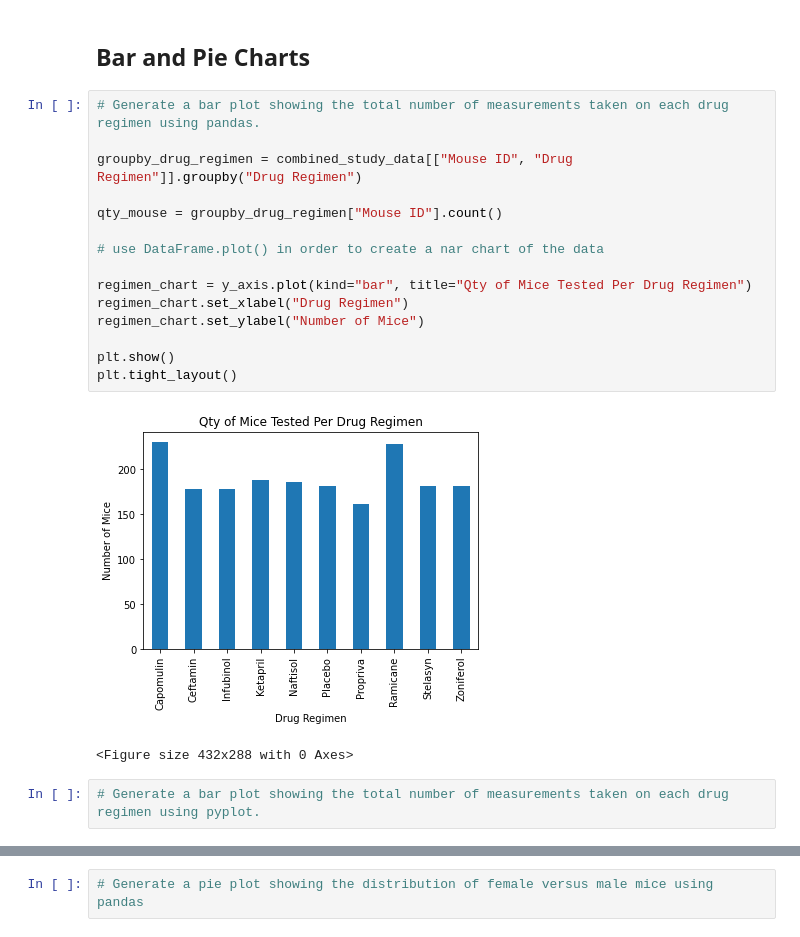
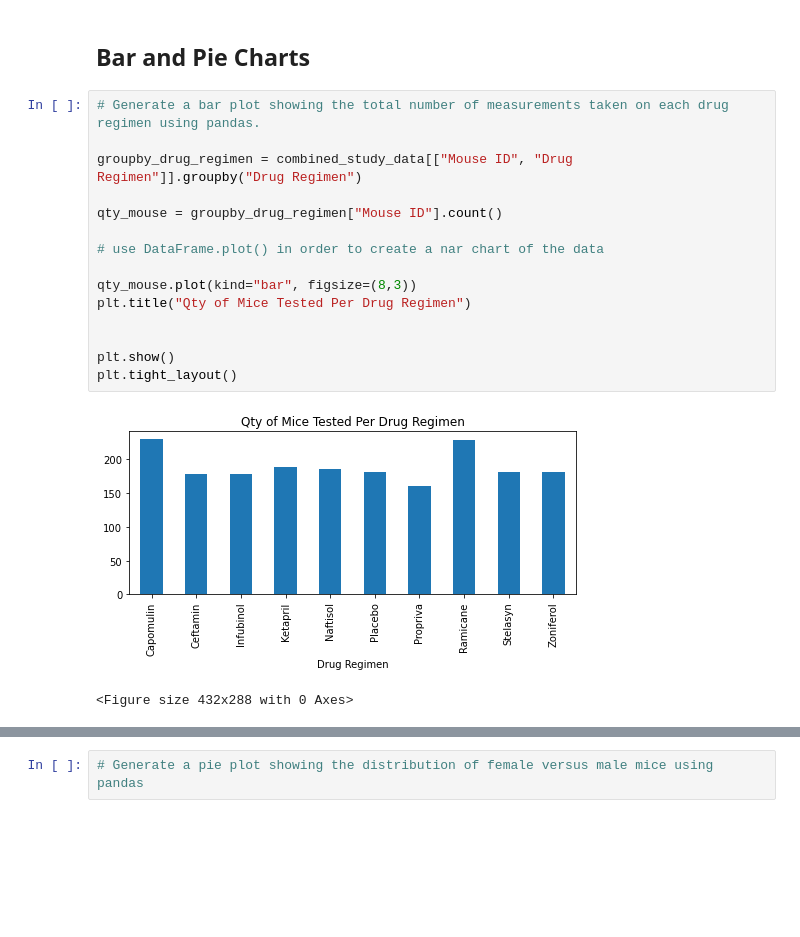
Before and after one commit to TinaKuo77/Matplotlib_Challenging, a Jupyter notebook: Pymaceuticals/FinalResult.ipynb, the cells around one changed output, grey strips where cells are left out. Drawn from its saved outputs; the diff is of its cells as text; blank space fills up the shorter version.

Commit message:
The Power of Plots

```diff
--- a/Pymaceuticals/FinalResult.ipynb
+++ b/Pymaceuticals/FinalResult.ipynb
@@ -136,20 +136,18 @@ combined_study_data.groupby("Drug Regimen")["Tumor Volume (mm3)"].describe()
 # %%
 # Generate a bar plot showing the total number of measurements taken on each drug regimen using pandas.
 
 groupby_drug_regimen = combined_study_data[["Mouse ID", "Drug Regimen"]].groupby("Drug Regimen")
 
 qty_mouse = groupby_drug_regimen["Mouse ID"].count()
 
 # use DataFrame.plot() in order to create a nar chart of the data
 
-regimen_chart = y_axis.plot(kind="bar", title="Qty of Mice Tested Per Drug Regimen")
-regimen_chart.set_xlabel("Drug Regimen")
-regimen_chart.set_ylabel("Number of Mice")
+qty_mouse.plot(kind="bar", figsize=(8,3))
+plt.title("Qty of Mice Tested Per Drug Regimen")
+
 
 plt.show()
 plt.tight_layout()
 # %% [output]
-[figure, old version]
+[figure, new version]
 <Figure size 432x288 with 0 Axes>
-# %%
-# Generate a bar plot showing the total number of measurements taken on each drug regimen using pyplot.
```
Also changed, not shown: parts of 1 cell of this notebook.
